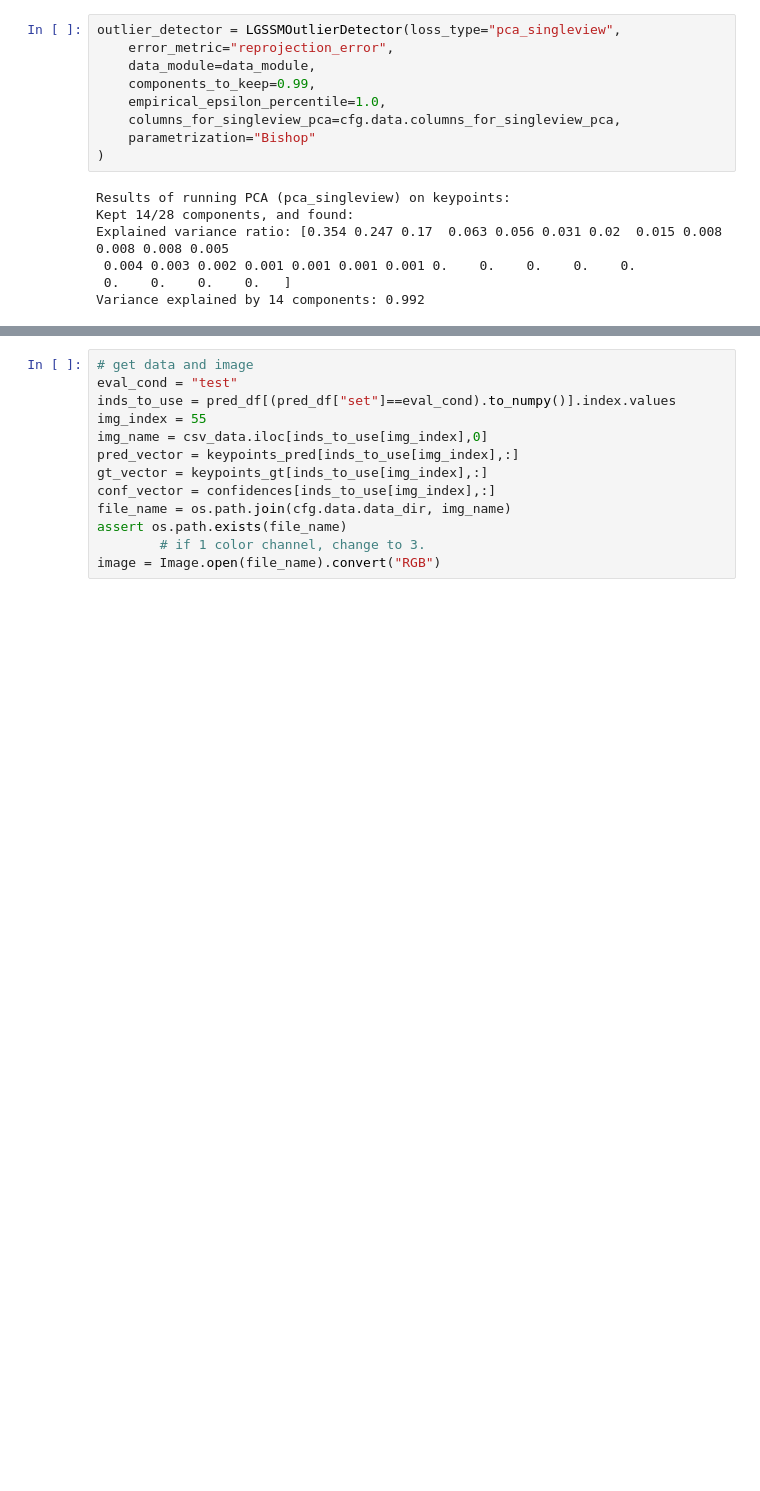
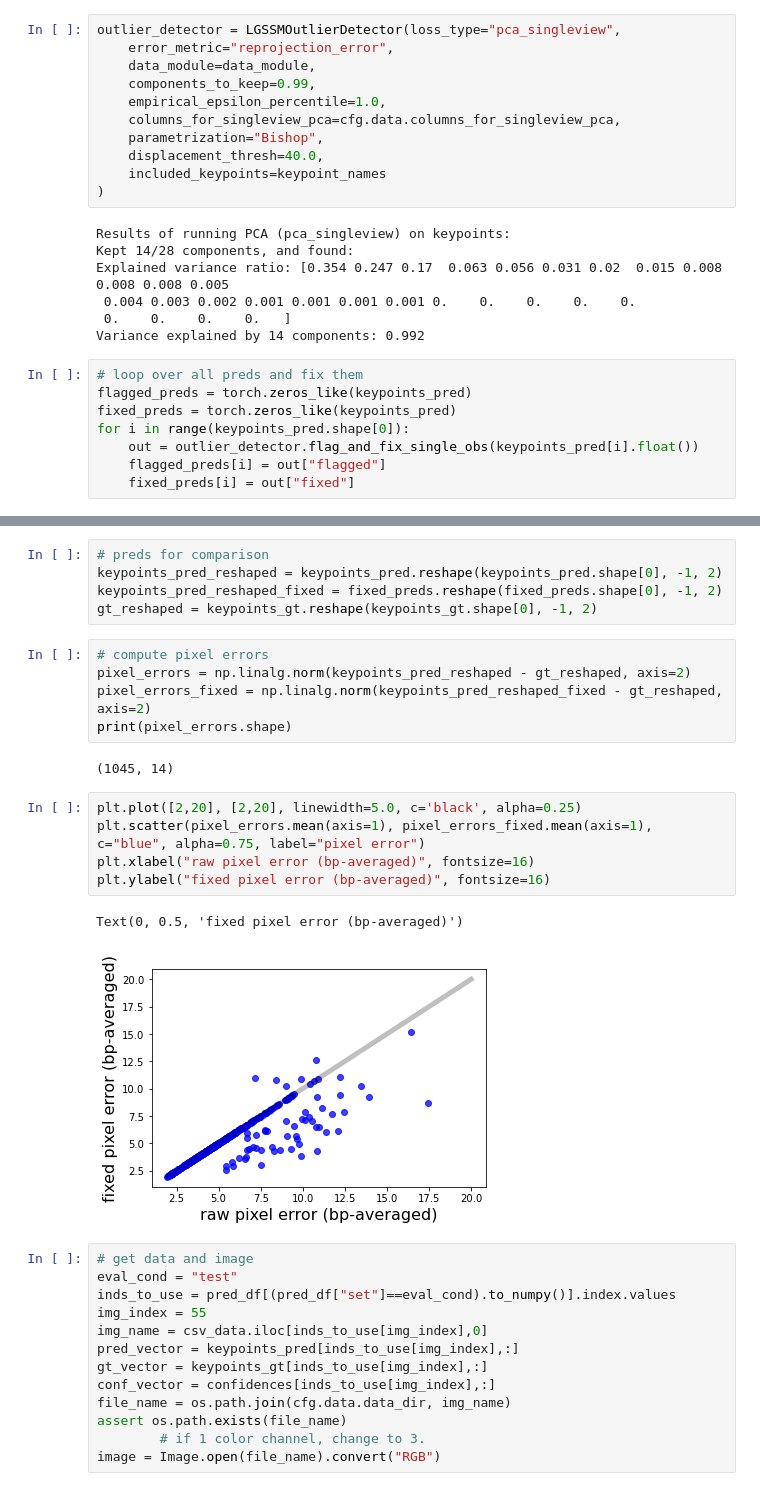
Before and after one commit to paninski-lab/lightning-pose, a Jupyter notebook: scripts/post_process_preds.ipynb, the cells around one changed output, grey strips where cells are left out. Saved outputs shown, nothing was run; the diff lists cells and outputs as text; blank space fills up the shorter version.

Commit message:
looping over images, fixing and flagging outliers

```diff
--- a/scripts/post_process_preds.ipynb
+++ b/scripts/post_process_preds.ipynb
@@ -235,7 +239,9 @@ outlier_detector = LGSSMOutlierDetector(loss_type="pca_singleview",
     components_to_keep=0.99,
     empirical_epsilon_percentile=1.0,
     columns_for_singleview_pca=cfg.data.columns_for_singleview_pca,
-    parametrization="Bishop"
+    parametrization="Bishop",
+    displacement_thresh=40.0,
+    included_keypoints=keypoint_names
 )
 # %% [output]
 Results of running PCA (pca_singleview) on keypoints:
@@ -244,3 +250,11 @@ Explained variance ratio: [0.354 0.247 0.17  0.063 0.056 0.031 0.02  0.015 0.008
  0.004 0.003 0.002 0.001 0.001 0.001 0.001 0.    0.    0.    0.    0.
  0.    0.    0.    0.   ]
 Variance explained by 14 components: 0.992
+# %%
+# loop over all preds and fix them
+flagged_preds = torch.zeros_like(keypoints_pred)
+fixed_preds = torch.zeros_like(keypoints_pred)
+for i in range(keypoints_pred.shape[0]):
+    out = outlier_detector.flag_and_fix_single_obs(keypoints_pred[i].float())
+    flagged_preds[i] = out["flagged"]
+    fixed_preds[i] = out["fixed"]
@@ -247,3 +279,23 @@ Variance explained by 14 components: 0.992
+# %%
+# preds for comparison
+keypoints_pred_reshaped = keypoints_pred.reshape(keypoints_pred.shape[0], -1, 2)
+keypoints_pred_reshaped_fixed = fixed_preds.reshape(fixed_preds.shape[0], -1, 2)
+gt_reshaped = keypoints_gt.reshape(keypoints_gt.shape[0], -1, 2)
+# %%
+# compute pixel errors
+pixel_errors = np.linalg.norm(keypoints_pred_reshaped - gt_reshaped, axis=2)
+pixel_errors_fixed = np.linalg.norm(keypoints_pred_reshaped_fixed - gt_reshaped, axis=2)
+print(pixel_errors.shape)
+# %% [output]
+(1045, 14)
+# %%
+plt.plot([2,20], [2,20], linewidth=5.0, c='black', alpha=0.25)
+plt.scatter(pixel_errors.mean(axis=1), pixel_errors_fixed.mean(axis=1), c="blue", alpha=0.75, label="pixel error")
+plt.xlabel("raw pixel error (bp-averaged)", fontsize=16)
+plt.ylabel("fixed pixel error (bp-averaged)", fontsize=16)
+# %% [output]
+Text(0, 0.5, 'fixed pixel error (bp-averaged)')
+[figure, added]
 # %%
 # get data and image
 eval_cond = "test"
```
Also changed, not shown: parts of 6 cells of this notebook, 1 other file.
